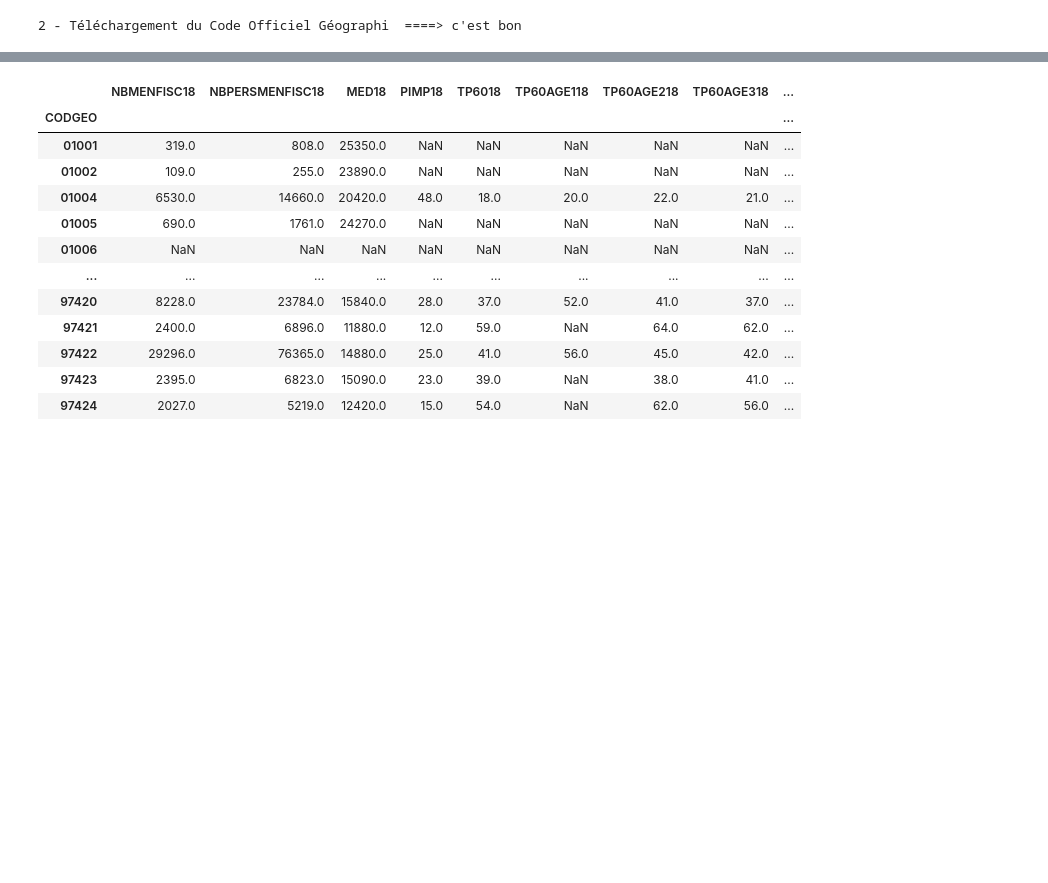
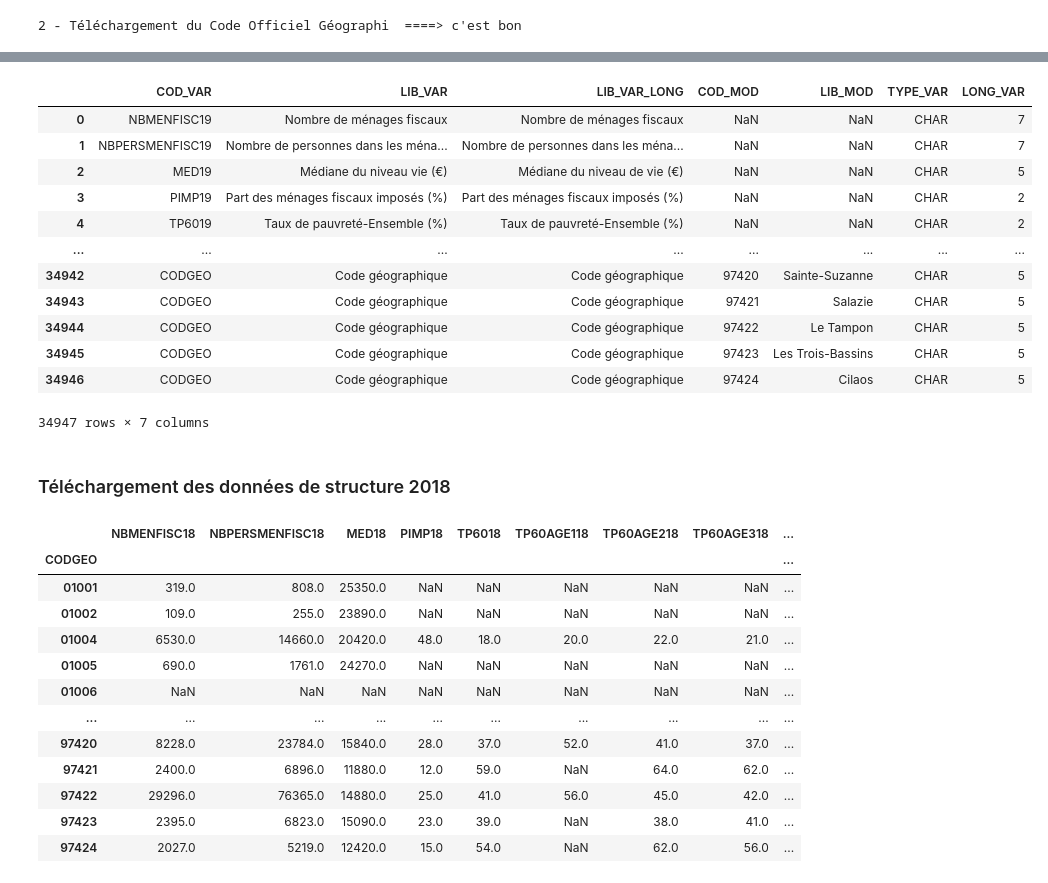
Before and after one commit to LeoMaurice/SportsParticipationEconomicGeographic, a Jupyter notebook: filosofi v2.ipynb, the cells around one changed output, grey strips where cells are left out. Cells and saved outputs as stored; diff of their text form; code cells hidden in the pictures; blank space fills up the shorter version.

Commit message:
Mise à jour des téléchargements filosofi et readme

```diff
--- a/filosofi v2.ipynb
+++ b/filosofi v2.ipynb
@@ -121,0 +147,15 @@ else:
+# %%
+# URL de la page à télécharger : https://www.insee.fr/fr/statistiques/6036907
+URL_FILO_ZIP_2019="https://www.insee.fr/fr/statistiques/fichier/6036907/indic-struct-distrib-revenu-2019-COMMUNES_csv.zip"
+nom = URL_FILO_ZIP_2019.split('/')[-1]
+response=requests.get(URL_FILO_ZIP_2019)
+if response.status_code == 200:
+        with open(nom, 'wb') as f:
+            f.write(response.content)
+with ZipFile(nom, 'r') as zipfile :
+    nom_fichier_data = "FILO2019_DEC_COM.csv"
+    nom_fichier_meta = "meta_FILO2019_DEC_COM.csv"
+    data = zipfile.open(nom_fichier_data)
+    meta = zipfile.open(nom_fichier_meta)
+donnees_filo_structure_communes_2019=pd.read_csv(data, sep=";")
+table_var_filo_structure_com_2019 = pd.read_csv(meta, sep=";")
@@ -121,0 +164,15 @@ else:
+# %%
+# URL de la page à télécharger : https://www.insee.fr/fr/statistiques/6036902
+URL_FILO_ZIP_2019="https://www.insee.fr/fr/statistiques/fichier/6036902/base-cc-filosofi-2019_CSV.zip"
+nom = URL_FILO_ZIP_2019.split('/')[-1]
+response=requests.get(URL_FILO_ZIP_2019)
+if response.status_code == 200:
+        with open(nom, 'wb') as f:
+            f.write(response.content)
+with ZipFile(nom, 'r') as zipfile :
+    nom_fichier_data = "cc_filosofi_2019_COM.csv"
+    nom_fichier_meta = "meta_"+nom_fichier_data
+    data = zipfile.open(nom_fichier_data)
+    meta = zipfile.open(nom_fichier_meta)
+donnees_filo_ind_communes_2019=pd.read_csv(data, sep=";")
+table_var_filo_ind_com_2019 = pd.read_csv(meta, sep=";")
@@ -122,3 +189,21 @@ else:
+# %%
+table_var_filo_ind_com_2019
+# %% [output]
+|  | COD_VAR | LIB_VAR | LIB_VAR_LONG | COD_MOD | LIB_MOD | TYPE_VAR | LONG_VAR |
+| 0 | NBMENFISC19 | Nombre de ménages fiscaux | Nombre de ménages fiscaux | NaN | NaN | CHAR | 7 |
+| 1 | NBPERSMENFISC19 | Nombre de personnes dans les ména... | Nombre de personnes dans les ména... | NaN | NaN | CHAR | 7 |
+| 2 | MED19 | Médiane du niveau vie (€) | Médiane du niveau de vie (€) | NaN | NaN | CHAR | 5 |
+| 3 | PIMP19 | Part des ménages fiscaux imposés (%) | Part des ménages fiscaux imposés (%) | NaN | NaN | CHAR | 2 |
+| 4 | TP6019 | Taux de pauvreté-Ensemble (%) | Taux de pauvreté-Ensemble (%) | NaN | NaN | CHAR | 2 |
+| ... | ... | ... | ... | ... | ... | ... | ... |
+| 34942 | CODGEO | Code géographique | Code géographique | 97420 | Sainte-Suzanne | CHAR | 5 |
+| 34943 | CODGEO | Code géographique | Code géographique | 97421 | Salazie | CHAR | 5 |
+| 34944 | CODGEO | Code géographique | Code géographique | 97422 | Le Tampon | CHAR | 5 |
+| 34945 | CODGEO | Code géographique | Code géographique | 97423 | Les Trois-Bassins | CHAR | 5 |
+| 34946 | CODGEO | Code géographique | Code géographique | 97424 | Cilaos | CHAR | 5 |
+34947 rows × 7 columns
+# %% [markdown]
+### Téléchargement des données de structure 2018
 # %%
 URL_FILO_ZIP_2018="https://www.insee.fr/fr/statistiques/fichier/5009236/base-cc-filosofi-2018_CSV_geo2021.zip"
 
```
Also changed, not shown: parts of 17 cells of this notebook, 1 other file.
